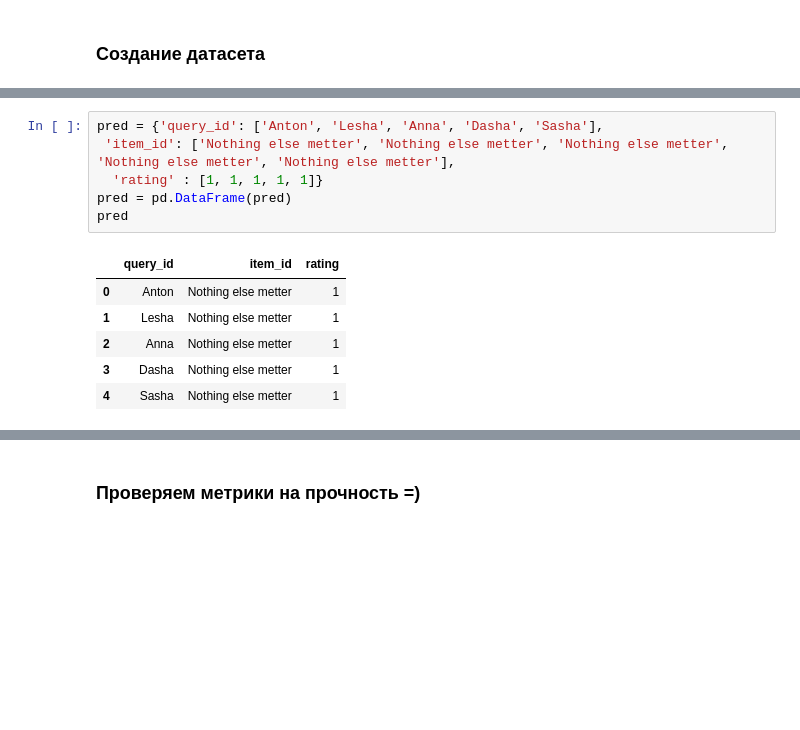
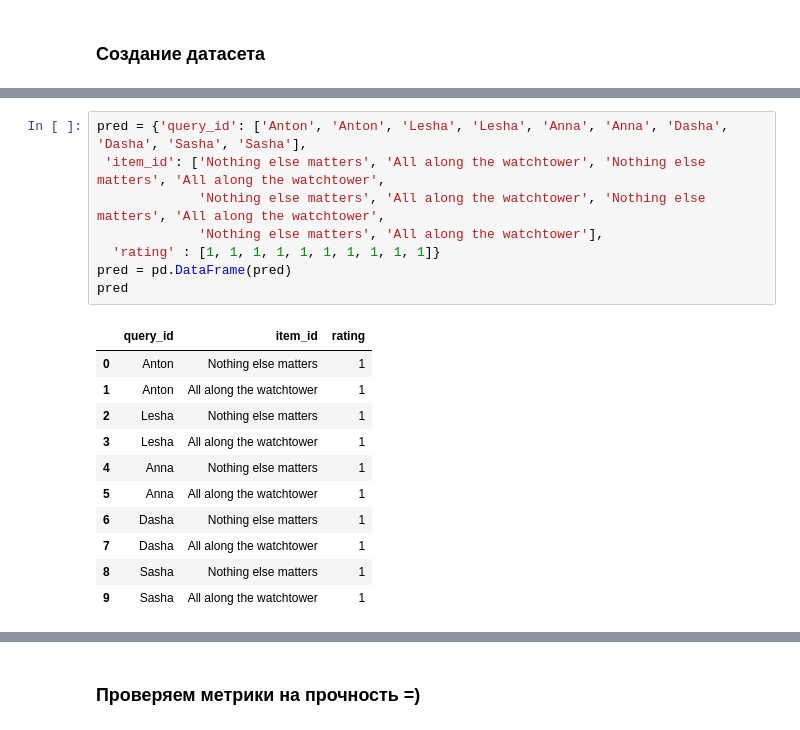
Before and after one commit to sb-ai-lab/RecSys-Course, a Jupyter notebook: metrics.ipynb, the cells around one changed output, grey strips where cells are left out. Drawn from its saved outputs; the diff is of its cells as text; blank space fills up the shorter version.

```diff
--- a/metrics.ipynb
+++ b/metrics.ipynb
@@ -138,18 +69,25 @@ Look at me now              1
 Ty nesi menya reka          1
 Name: rating, dtype: int64
 # %%
-pred = {'query_id': ['Anton', 'Lesha', 'Anna', 'Dasha', 'Sasha'],
- 'item_id': ['Nothing else metter', 'Nothing else metter', 'Nothing else metter', 'Nothing else metter', 'Nothing else metter'],
-  'rating' : [1, 1, 1, 1, 1]}
+pred = {'query_id': ['Anton', 'Anton', 'Lesha', 'Lesha', 'Anna', 'Anna', 'Dasha', 'Dasha', 'Sasha', 'Sasha'],
+ 'item_id': ['Nothing else matters', 'All along the watchtower', 'Nothing else matters', 'All along the watchtower',
+             'Nothing else matters', 'All along the watchtower', 'Nothing else matters', 'All along the watchtower',
+             'Nothing else matters', 'All along the watchtower'],
+  'rating' : [1, 1, 1, 1, 1, 1, 1, 1, 1, 1]}
 pred = pd.DataFrame(pred)
 pred
 # %% [output]
 |  | query_id | item_id | rating |
-| 0 | Anton | Nothing else metter | 1 |
-| 1 | Lesha | Nothing else metter | 1 |
-| 2 | Anna | Nothing else metter | 1 |
-| 3 | Dasha | Nothing else metter | 1 |
-| 4 | Sasha | Nothing else metter | 1 |
+| 0 | Anton | Nothing else matters | 1 |
+| 1 | Anton | All along the watchtower | 1 |
+| 2 | Lesha | Nothing else matters | 1 |
+| 3 | Lesha | All along the watchtower | 1 |
+| 4 | Anna | Nothing else matters | 1 |
+| 5 | Anna | All along the watchtower | 1 |
+| 6 | Dasha | Nothing else matters | 1 |
+| 7 | Dasha | All along the watchtower | 1 |
+| 8 | Sasha | Nothing else matters | 1 |
+| 9 | Sasha | All along the watchtower | 1 |
 # %%
 test
 # %% [output]
```
Also changed, not shown: parts of 74 cells of this notebook.
